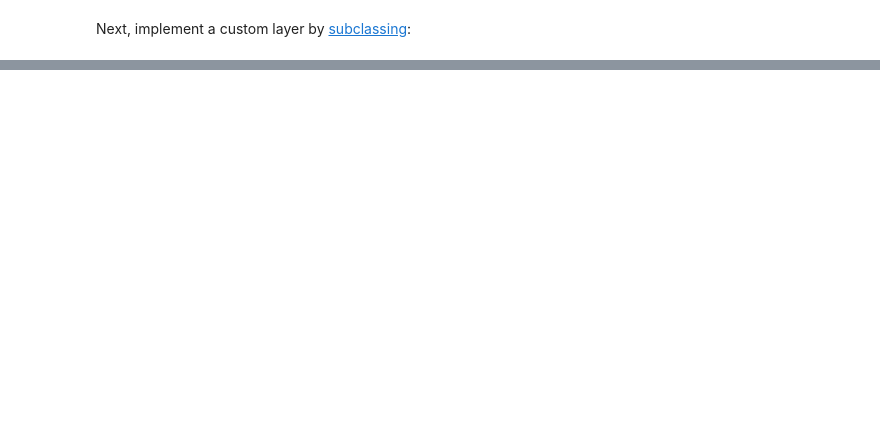
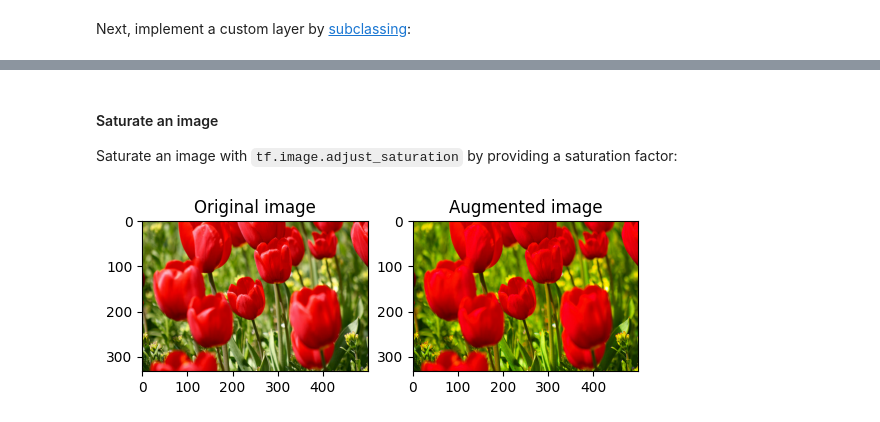
Before and after one commit to seanjiangsh/ztm-tensorflow, a Jupyter notebook: 03_CNN_data_augmentation.ipynb, the cells around one changed output, grey strips where cells are left out. Saved outputs shown, nothing was run; the diff lists cells and outputs as text; code cells hidden in the pictures; blank space fills up the shorter version.

```diff
--- a/03_CNN_data_augmentation.ipynb
+++ b/03_CNN_data_augmentation.ipynb
@@ -290,0 +344,9 @@ WARNING:matplotlib.image:Clipping input data to the valid range for imshow with
+# %% [markdown]
+#### Saturate an image
+
+Saturate an image with `tf.image.adjust_saturation` by providing a saturation factor:
+# %%
+saturated = tf.image.adjust_saturation(image, 3)
+visualize(image, saturated)
+# %% [output]
+[figure, added]
```
Also changed, not shown: parts of 24 cells of this notebook.
